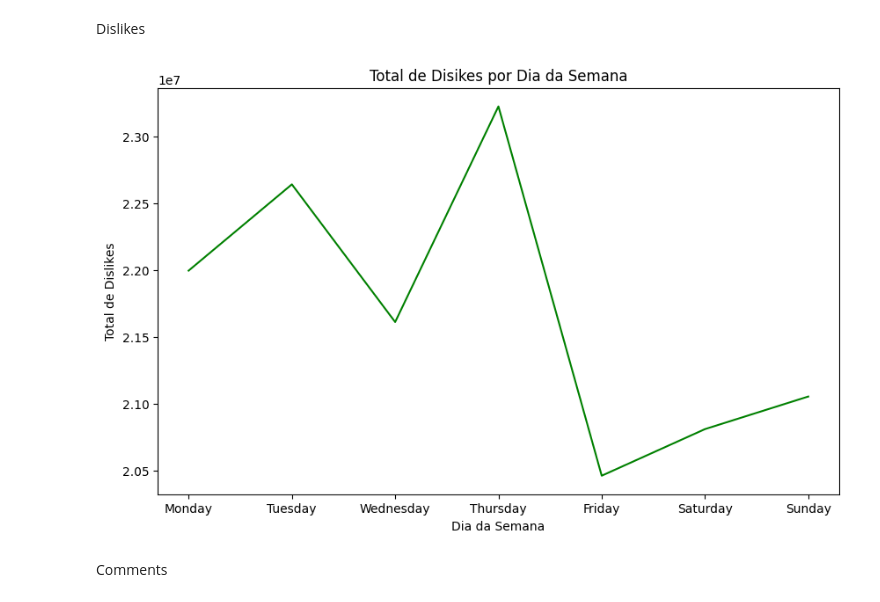
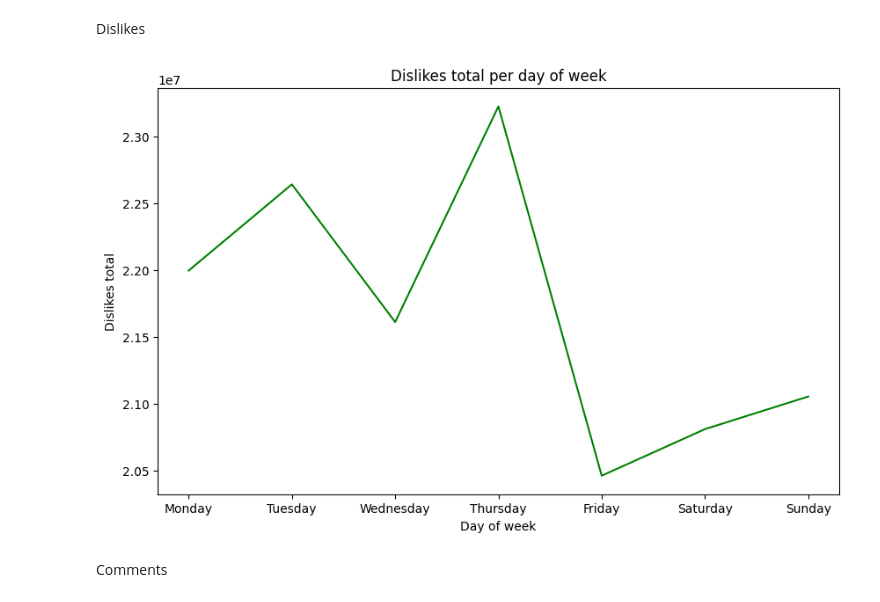
Before and after one commit to ingrid-sabino/youtube-trending-analytics, a Jupyter notebook: youtube-media.ipynb, the cells around one changed output. Drawn from its saved outputs; the diff is of its cells as text; code cells hidden in the pictures.

```diff
--- a/youtube-media.ipynb
+++ b/youtube-media.ipynb
@@ -215,16 +214,16 @@ days_order = ['Monday', 'Tuesday', 'Wednesday', 'Thursday', 'Friday', 'Saturday'
 dislikes_by_day['day_of_week'] = pd.Categorical(dislikes_by_day['day_of_week'], categories=days_order, ordered=True)
 dislikes_by_day = dislikes_by_day.sort_values('day_of_week')
 # %%
-# Criar um gráfico de barras
+# Create line chart
 plt.figure(figsize=(10, 6))
 plt.plot(dislikes_by_day['day_of_week'], dislikes_by_day['dislikes'], color='green')
-plt.title('Disikes total per day of week')
+plt.title('Dislikes total per day of week')
 plt.xlabel('Day of week')
 plt.ylabel('Dislikes total')
 plt.xticks(rotation=0)
 plt.show()
 # %% [output]
-[figure, old version]
+[figure, new version]
 # %% [markdown]
 Comments
 # %%
```
Also changed, not shown: parts of 30 cells of this notebook.
